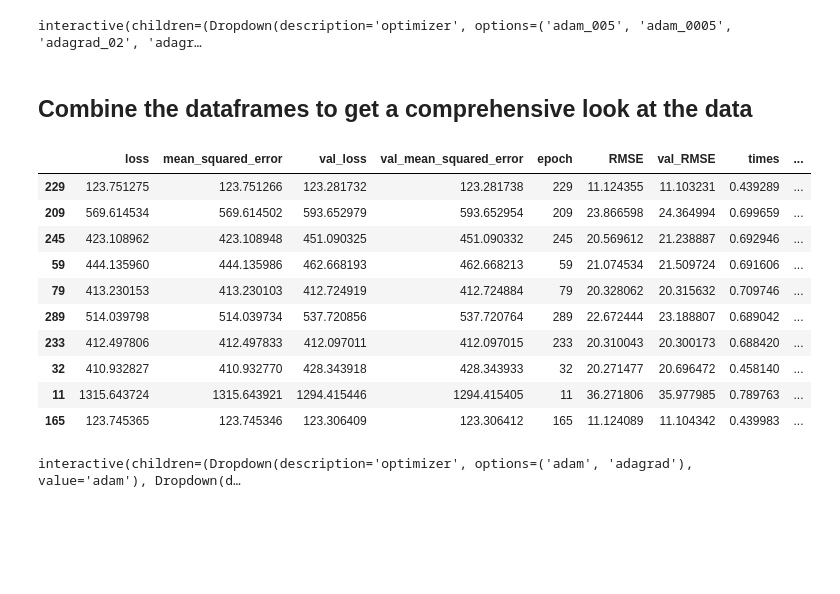
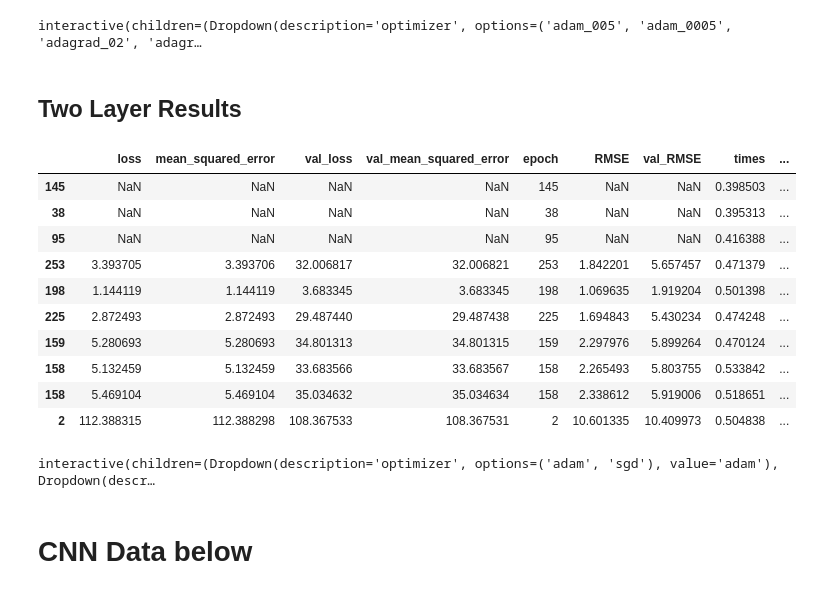
Before and after one commit to tomgoter/w207_finalproject, a Jupyter notebook: neural_net_analysis.ipynb, the cells around one changed output. Drawn from its saved outputs; the diff is of its cells as text; code cells hidden in the pictures; blank space fills up the shorter version.

```diff
--- a/neural_net_analysis.ipynb
+++ b/neural_net_analysis.ipynb
@@ -163,5 +156,3 @@ interact_manual(plot_validation_loss, df=fixed(relu_sl_lr_df),
 print()
 # %% [output]
 interactive(children=(Dropdown(description='optimizer', options=('adam_005', 'adam_0005', 'adagrad_02', 'adagr…
-# %% [markdown]
-## Combine the dataframes to get a comprehensive look at the data
@@ -170,24 +159,31 @@ comb_bl_sl_df = pd.DataFrame()
+# %% [markdown]
+## Two Layer Results
 # %%
 # Load the pkled dataframe for the baseline single layer neural net
-tl_df = pd.read_pickle("OutputData/two_layer_relu_df.pkl")
+tl_df = pd.read_pickle("OutputData/two_layer_df.pkl")
+tl_df['cum_times'] = tl_df.groupby(['hunits', 'activation', 'optimizer', 'lrate']).times.cumsum()
 tl_df.sample(10)
 # %% [output]
 |  | loss | mean_squared_error | val_loss | val_mean_squared_error | epoch | RMSE | val_RMSE | times | ... |
-| 229 | 123.751275 | 123.751266 | 123.281732 | 123.281738 | 229 | 11.124355 | 11.103231 | 0.439289 | ... |
-| 209 | 569.614534 | 569.614502 | 593.652979 | 593.652954 | 209 | 23.866598 | 24.364994 | 0.699659 | ... |
-| 245 | 423.108962 | 423.108948 | 451.090325 | 451.090332 | 245 | 20.569612 | 21.238887 | 0.692946 | ... |
-| 59 | 444.135960 | 444.135986 | 462.668193 | 462.668213 | 59 | 21.074534 | 21.509724 | 0.691606 | ... |
-| 79 | 413.230153 | 413.230103 | 412.724919 | 412.724884 | 79 | 20.328062 | 20.315632 | 0.709746 | ... |
-| 289 | 514.039798 | 514.039734 | 537.720856 | 537.720764 | 289 | 22.672444 | 23.188807 | 0.689042 | ... |
-| 233 | 412.497806 | 412.497833 | 412.097011 | 412.097015 | 233 | 20.310043 | 20.300173 | 0.688420 | ... |
-| 32 | 410.932827 | 410.932770 | 428.343918 | 428.343933 | 32 | 20.271477 | 20.696472 | 0.458140 | ... |
-| 11 | 1315.643724 | 1315.643921 | 1294.415446 | 1294.415405 | 11 | 36.271806 | 35.977985 | 0.789763 | ... |
-| 165 | 123.745365 | 123.745346 | 123.306409 | 123.306412 | 165 | 11.124089 | 11.104342 | 0.439983 | ... |
+| 145 | NaN | NaN | NaN | NaN | 145 | NaN | NaN | 0.398503 | ... |
+| 38 | NaN | NaN | NaN | NaN | 38 | NaN | NaN | 0.395313 | ... |
+| 95 | NaN | NaN | NaN | NaN | 95 | NaN | NaN | 0.416388 | ... |
+| 253 | 3.393705 | 3.393706 | 32.006817 | 32.006821 | 253 | 1.842201 | 5.657457 | 0.471379 | ... |
+| 198 | 1.144119 | 1.144119 | 3.683345 | 3.683345 | 198 | 1.069635 | 1.919204 | 0.501398 | ... |
+| 225 | 2.872493 | 2.872493 | 29.487440 | 29.487438 | 225 | 1.694843 | 5.430234 | 0.474248 | ... |
+| 159 | 5.280693 | 5.280693 | 34.801313 | 34.801315 | 159 | 2.297976 | 5.899264 | 0.470124 | ... |
+| 158 | 5.132459 | 5.132459 | 33.683566 | 33.683567 | 158 | 2.265493 | 5.803755 | 0.533842 | ... |
+| 158 | 5.469104 | 5.469104 | 35.034632 | 35.034634 | 158 | 2.338612 | 5.919006 | 0.518651 | ... |
+| 2 | 112.388315 | 112.388298 | 108.367533 | 108.367531 | 2 | 10.601335 | 10.409973 | 0.504838 | ... |
 # %%
 # Plot the relu learning rate data
 interact_manual(plot_validation_loss, df=fixed(tl_df),
                 optimizer = tl_df.optimizer.unique(),
-                    activation = tl_df.activation.unique())
+                    activation = tl_df.activation.unique(),
+               ymax=10,
+               timemax=250)
 print()
 # %% [output]
-interactive(children=(Dropdown(description='optimizer', options=('adam', 'adagrad'), value='adam'), Dropdown(d…
+interactive(children=(Dropdown(description='optimizer', options=('adam', 'sgd'), value='adam'), Dropdown(descr…
+# %% [markdown]
+# CNN Data below
```
Also changed, not shown: parts of 21 cells of this notebook, 1 other file.
